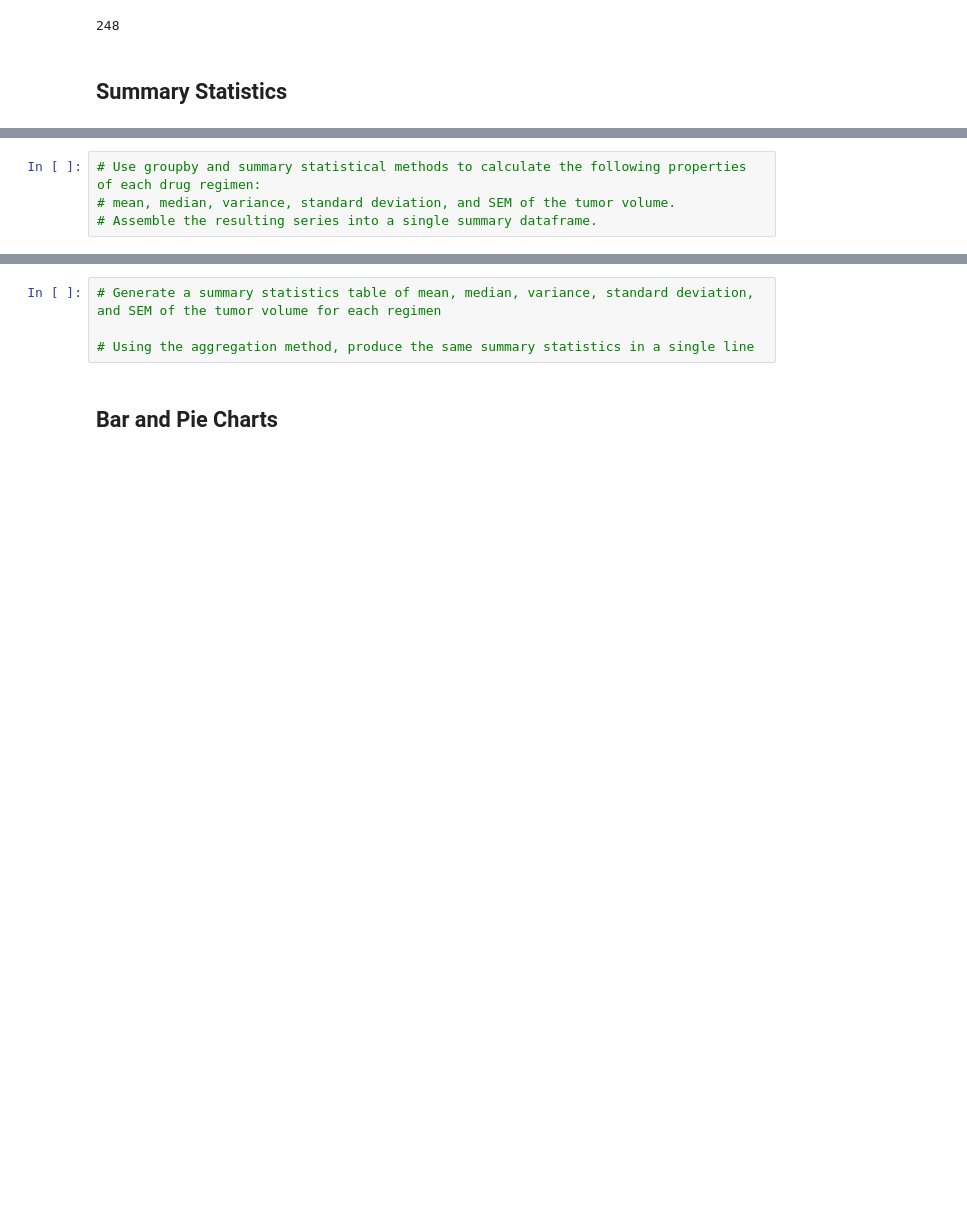
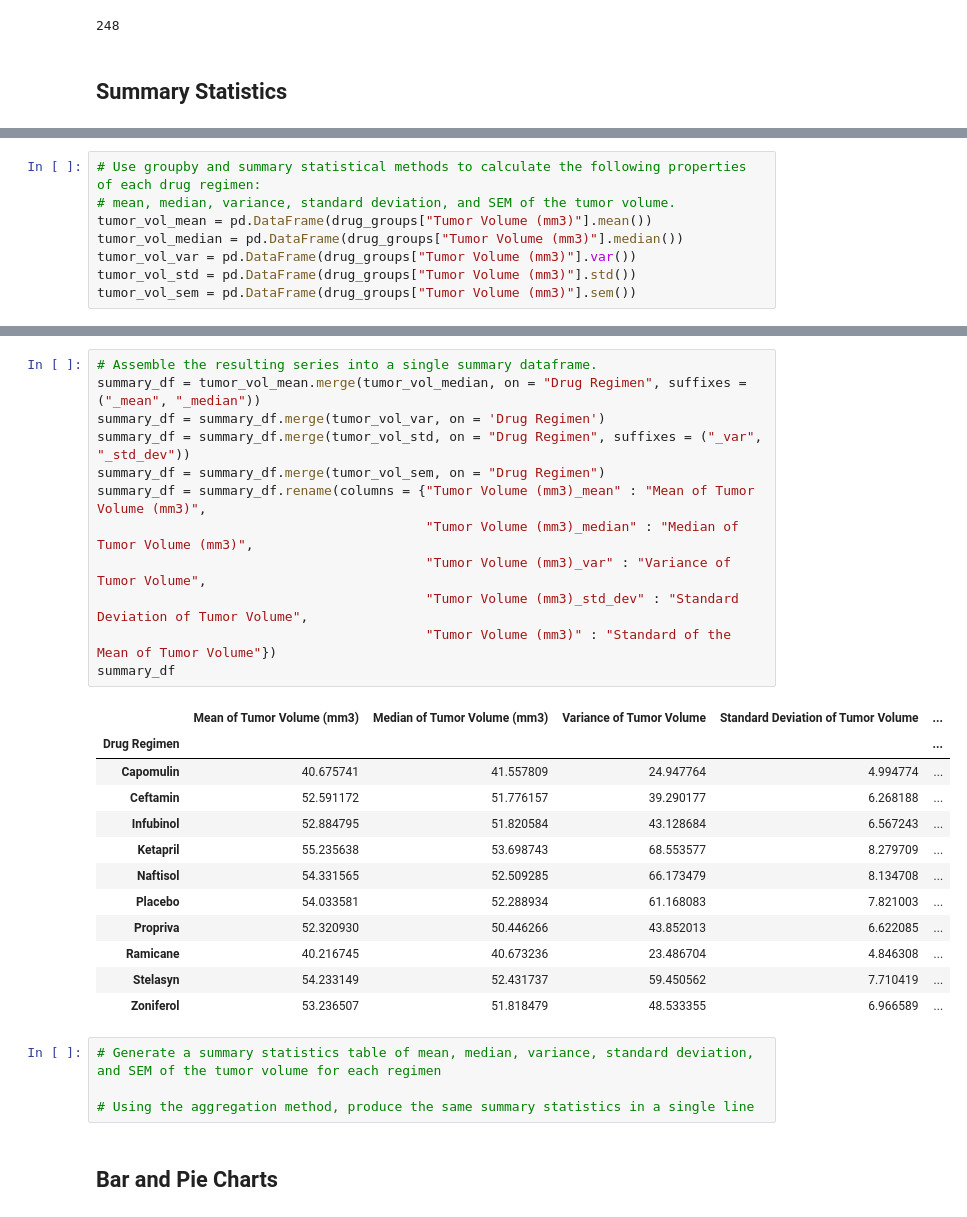
Before and after one commit to swdrich/matplotlib-challenge, a Jupyter notebook: Instructions/Pymaceuticals/pymaceuticals_starter.ipynb, the cells around one changed output, grey strips where cells are left out. Cells and saved outputs as stored; diff of their text form; blank space fills up the shorter version.

Commit message:
Created first summary dataframe.

```diff
--- a/Instructions/Pymaceuticals/pymaceuticals_starter.ipynb
+++ b/Instructions/Pymaceuticals/pymaceuticals_starter.ipynb
@@ -113,4 +101,8 @@ drug_groups.describe()
 # %%
 # Use groupby and summary statistical methods to calculate the following properties of each drug regimen:
 # mean, median, variance, standard deviation, and SEM of the tumor volume.
-# Assemble the resulting series into a single summary dataframe.
+tumor_vol_mean = pd.DataFrame(drug_groups["Tumor Volume (mm3)"].mean())
+tumor_vol_median = pd.DataFrame(drug_groups["Tumor Volume (mm3)"].median())
+tumor_vol_var = pd.DataFrame(drug_groups["Tumor Volume (mm3)"].var())
+tumor_vol_std = pd.DataFrame(drug_groups["Tumor Volume (mm3)"].std())
+tumor_vol_sem = pd.DataFrame(drug_groups["Tumor Volume (mm3)"].sem())
@@ -117,3 +184,28 @@ drug_groups.describe()
+# %%
+# Assemble the resulting series into a single summary dataframe.
+summary_df = tumor_vol_mean.merge(tumor_vol_median, on = "Drug Regimen", suffixes = ("_mean", "_median"))
+summary_df = summary_df.merge(tumor_vol_var, on = 'Drug Regimen')
+summary_df = summary_df.merge(tumor_vol_std, on = "Drug Regimen", suffixes = ("_var", "_std_dev"))
+summary_df = summary_df.merge(tumor_vol_sem, on = "Drug Regimen")
+summary_df = summary_df.rename(columns = {"Tumor Volume (mm3)_mean" : "Mean of Tumor Volume (mm3)",
+                                          "Tumor Volume (mm3)_median" : "Median of Tumor Volume (mm3)",
+                                          "Tumor Volume (mm3)_var" : "Variance of Tumor Volume",
+                                          "Tumor Volume (mm3)_std_dev" : "Standard Deviation of Tumor Volume",
+                                          "Tumor Volume (mm3)" : "Standard of the Mean of Tumor Volume"})
+summary_df
+# %% [output]
+|  | Mean of Tumor Volume (mm3) | Median of Tumor Volume (mm3) | Variance of Tumor Volume | Standard Deviation of Tumor Volume | ... |
+| Drug Regimen |  |  |  |  | ... |
+| Capomulin | 40.675741 | 41.557809 | 24.947764 | 4.994774 | ... |
+| Ceftamin | 52.591172 | 51.776157 | 39.290177 | 6.268188 | ... |
+| Infubinol | 52.884795 | 51.820584 | 43.128684 | 6.567243 | ... |
+| Ketapril | 55.235638 | 53.698743 | 68.553577 | 8.279709 | ... |
+| Naftisol | 54.331565 | 52.509285 | 66.173479 | 8.134708 | ... |
+| Placebo | 54.033581 | 52.288934 | 61.168083 | 7.821003 | ... |
+| Propriva | 52.320930 | 50.446266 | 43.852013 | 6.622085 | ... |
+| Ramicane | 40.216745 | 40.673236 | 23.486704 | 4.846308 | ... |
+| Stelasyn | 54.233149 | 52.431737 | 59.450562 | 7.710419 | ... |
+| Zoniferol | 53.236507 | 51.818479 | 48.533355 | 6.966589 | ... |
 # %%
 # Generate a summary statistics table of mean, median, variance, standard deviation, and SEM of the tumor volume for each regimen
 
```
Also changed, not shown: parts of 7 cells of this notebook.
